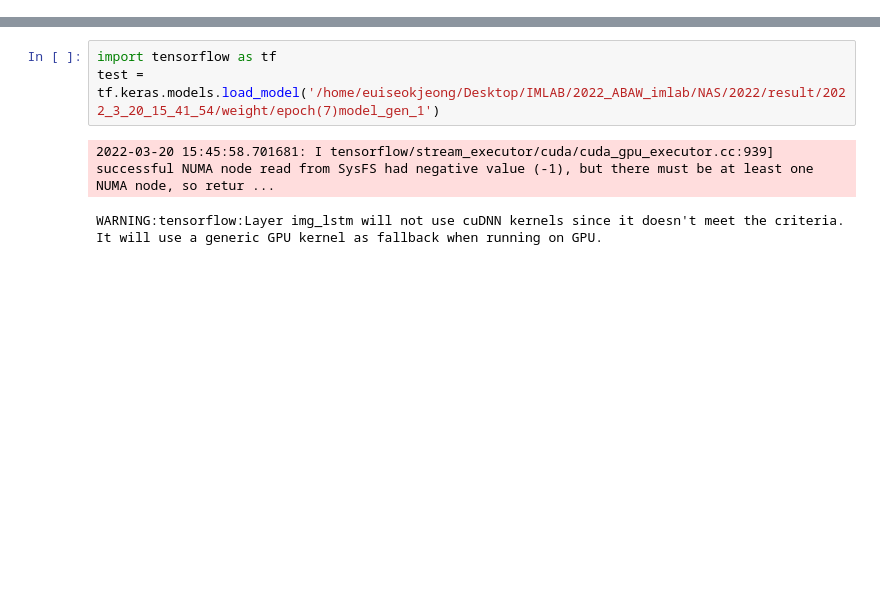
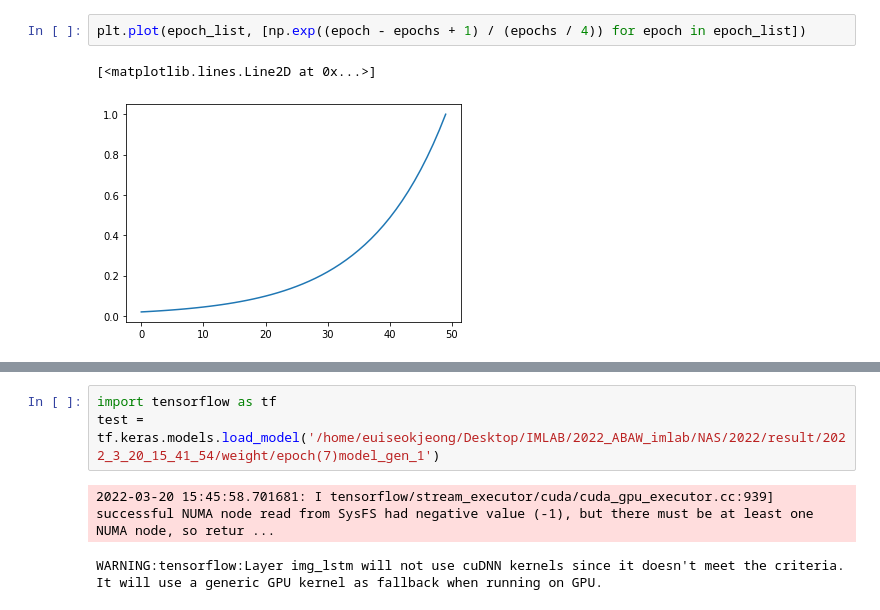
Before and after one commit to EuiseokJeong/2022_ABAW_imlab, a Jupyter notebook: test.ipynb, the cells around one changed output, grey strips where cells are left out. Cells and saved outputs as stored; diff of their text form; blank space fills up the shorter version.

```diff
--- a/test.ipynb
+++ b/test.ipynb
@@ -0,0 +21,5 @@
+# %%
+plt.plot(epoch_list, [np.exp((epoch - epochs + 1) / (epochs / 4)) for epoch in epoch_list])
+# %% [output]
+[<matplotlib.lines.Line2D at 0x...>]
+[figure, added]
```
Also changed, not shown: parts of 11 cells of this notebook, 2 other files.
